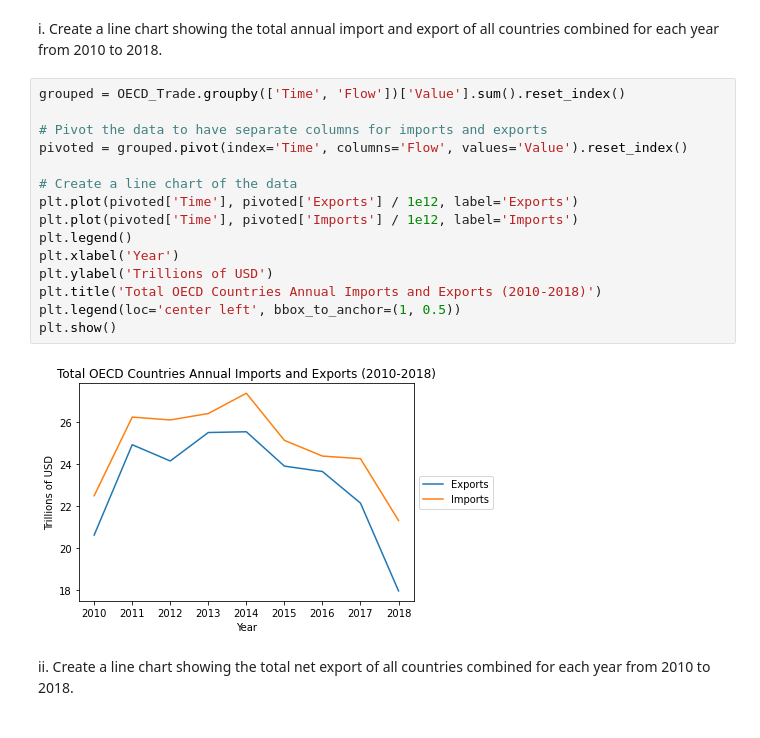
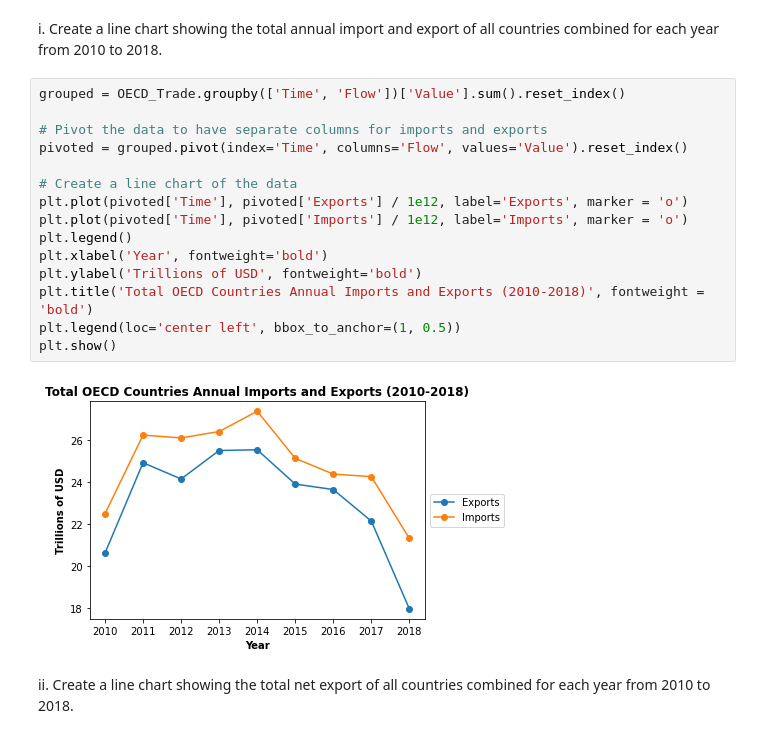
Before and after one commit to sni13/rsm312-businessAnalytics, a Jupyter notebook: Assignment 3/A3 Code.ipynb, the cells around one changed output. Saved outputs shown, nothing was run; the diff lists cells and outputs as text.

Commit message:
Spiced up the charts

```diff
--- a/Assignment 3/A3 Code.ipynb
+++ b/Assignment 3/A3 Code.ipynb
@@ -118,20 +118,20 @@ i. Create a line chart showing the total annual import and export of all countri
 # %%
 grouped = OECD_Trade.groupby(['Time', 'Flow'])['Value'].sum().reset_index()
 
 # Pivot the data to have separate columns for imports and exports
 pivoted = grouped.pivot(index='Time', columns='Flow', values='Value').reset_index()
 
 # Create a line chart of the data
-plt.plot(pivoted['Time'], pivoted['Exports'] / 1e12, label='Exports')
-plt.plot(pivoted['Time'], pivoted['Imports'] / 1e12, label='Imports')
+plt.plot(pivoted['Time'], pivoted['Exports'] / 1e12, label='Exports', marker = 'o')
+plt.plot(pivoted['Time'], pivoted['Imports'] / 1e12, label='Imports', marker = 'o')
 plt.legend()
-plt.xlabel('Year')
-plt.ylabel('Trillions of USD')
-plt.title('Total OECD Countries Annual Imports and Exports (2010-2018)')
+plt.xlabel('Year', fontweight='bold')
+plt.ylabel('Trillions of USD', fontweight='bold')
+plt.title('Total OECD Countries Annual Imports and Exports (2010-2018)', fontweight = 'bold')
 plt.legend(loc='center left', bbox_to_anchor=(1, 0.5))
 plt.show()
 # %% [output]
-[figure, old version]
+[figure, new version]
 # %% [markdown]
 ii. Create a line chart showing the total net export of all countries combined for each year from 2010 to 2018.
 # %%
```
Also changed, not shown: parts of 2 cells of this notebook.
